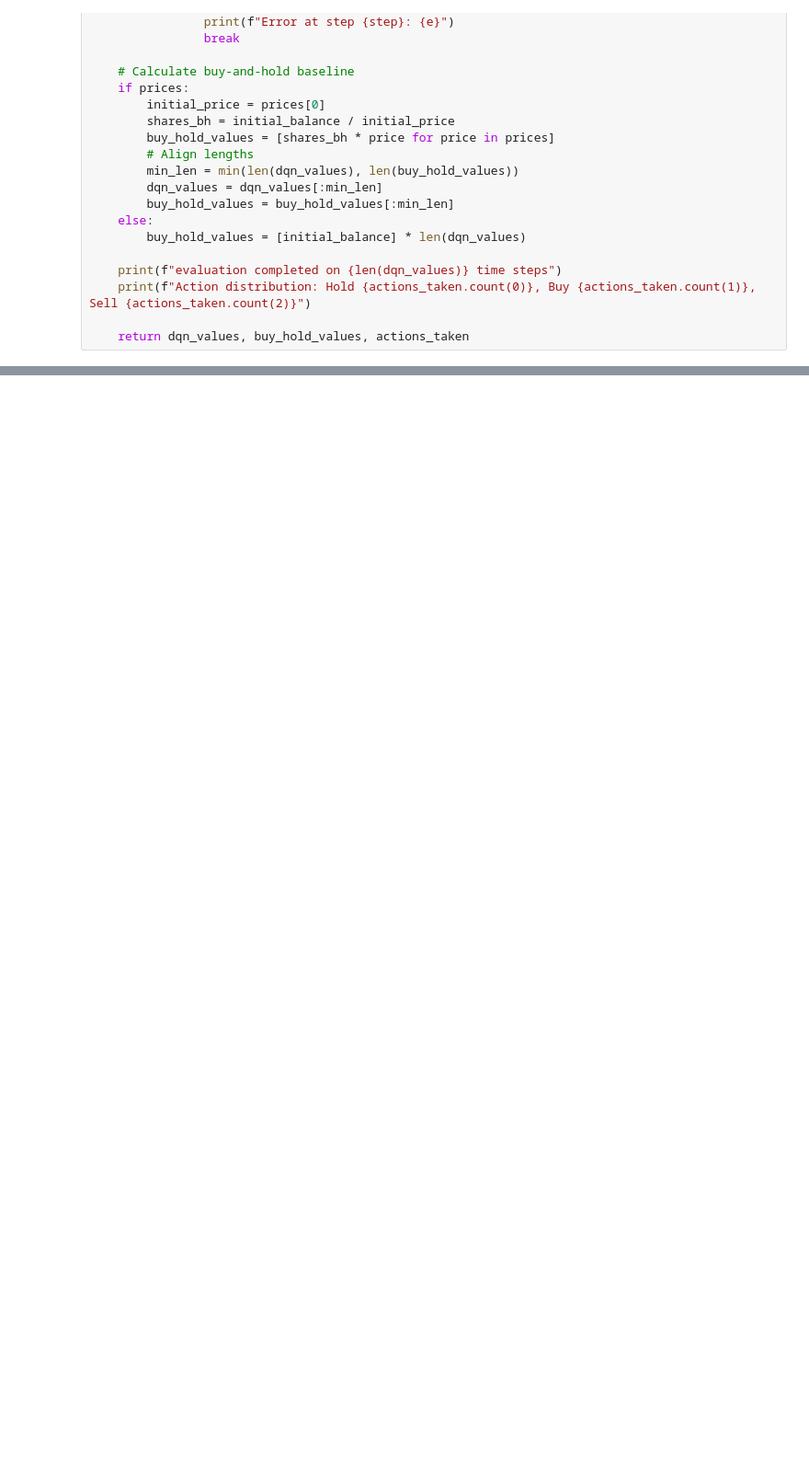
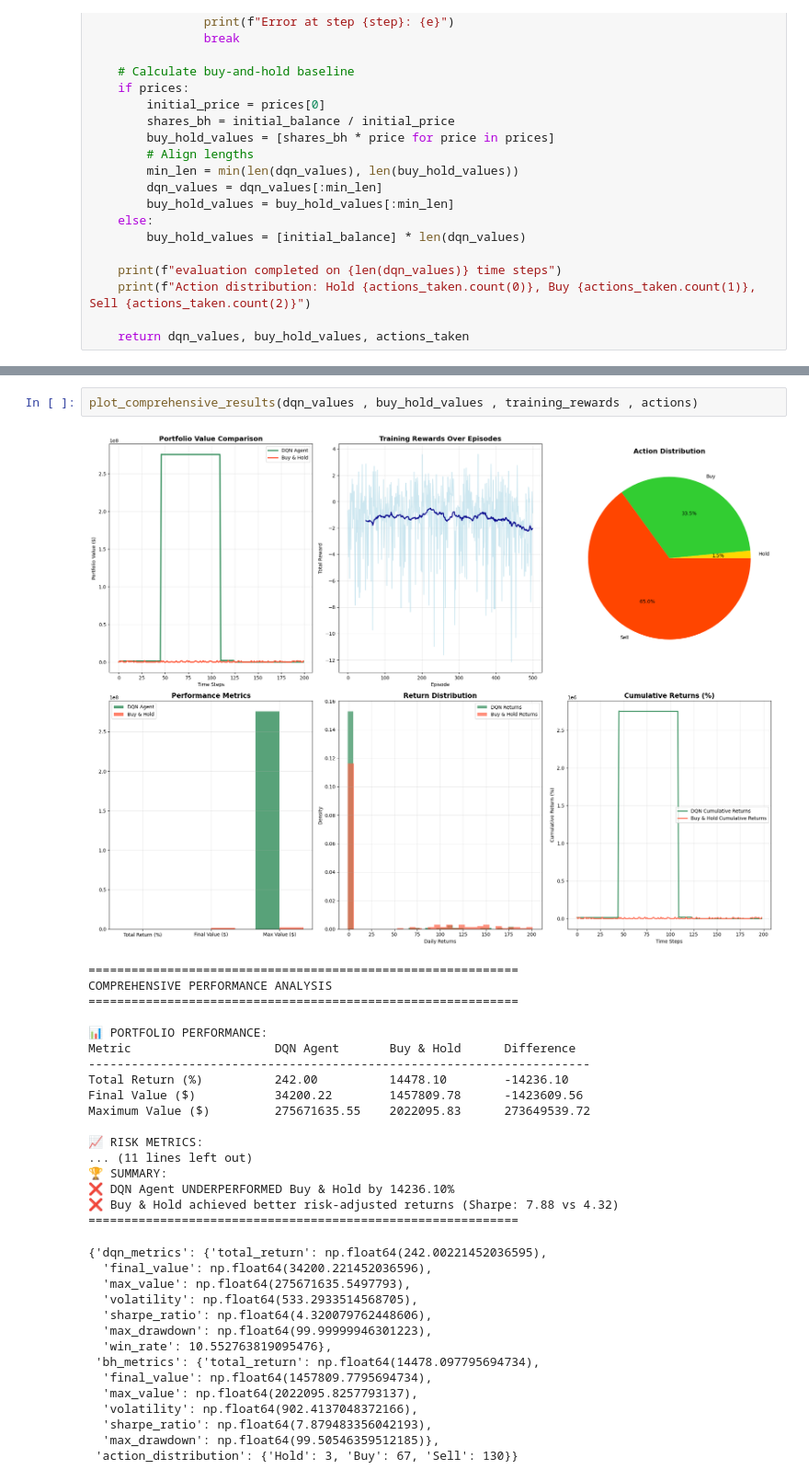
Before and after one commit to gaixen/RebalanceAI_-241027-, a Jupyter notebook: Rebalance_AI_Final_DQN_Task.ipynb, the cells around one changed output, grey strips where cells are left out. Shown: that part at 92% size. Drawn from its saved outputs; the diff is of its cells as text; blank space fills up the shorter version.

```diff
--- a/Rebalance_AI_Final_DQN_Task.ipynb
+++ b/Rebalance_AI_Final_DQN_Task.ipynb
@@ -872,0 +1246,35 @@ def plot_results(dqn_values, buy_hold_values, actions):
+# %%
+plot_comprehensive_results(dqn_values , buy_hold_values , training_rewards , actions)
+# %% [output]
+[figure, added]
+============================================================
+COMPREHENSIVE PERFORMANCE ANALYSIS
+============================================================
+
+📊 PORTFOLIO PERFORMANCE:
+Metric                    DQN Agent       Buy & Hold      Difference
+----------------------------------------------------------------------
+Total Return (%)          242.00          14478.10        -14236.10
+Final Value ($)           34200.22        1457809.78      -1423609.56
+Maximum Value ($)         275671635.55    2022095.83      273649539.72
+
+📈 RISK METRICS:
+... (11 lines left out)
+🏆 SUMMARY:
+❌ DQN Agent UNDERPERFORMED Buy & Hold by 14236.10%
+❌ Buy & Hold achieved better risk-adjusted returns (Sharpe: 7.88 vs 4.32)
+============================================================
+{'dqn_metrics': {'total_return': np.float64(242.00221452036595),
+  'final_value': np.float64(34200.221452036596),
+  'max_value': np.float64(275671635.5497793),
+  'volatility': np.float64(533.2933514568705),
+  'sharpe_ratio': np.float64(4.320079762448606),
+  'max_drawdown': np.float64(99.99999946301223),
+  'win_rate': 10.552763819095476},
+ 'bh_metrics': {'total_return': np.float64(14478.097795694734),
+  'final_value': np.float64(1457809.7795694734),
+  'max_value': np.float64(2022095.8257793137),
+  'volatility': np.float64(902.4137048372166),
+  'sharpe_ratio': np.float64(7.879483356042193),
+  'max_drawdown': np.float64(99.50546359512185)},
+ 'action_distribution': {'Hold': 3, 'Buy': 67, 'Sell': 130}}
```
Also changed, not shown: parts of 14 cells of this notebook.
